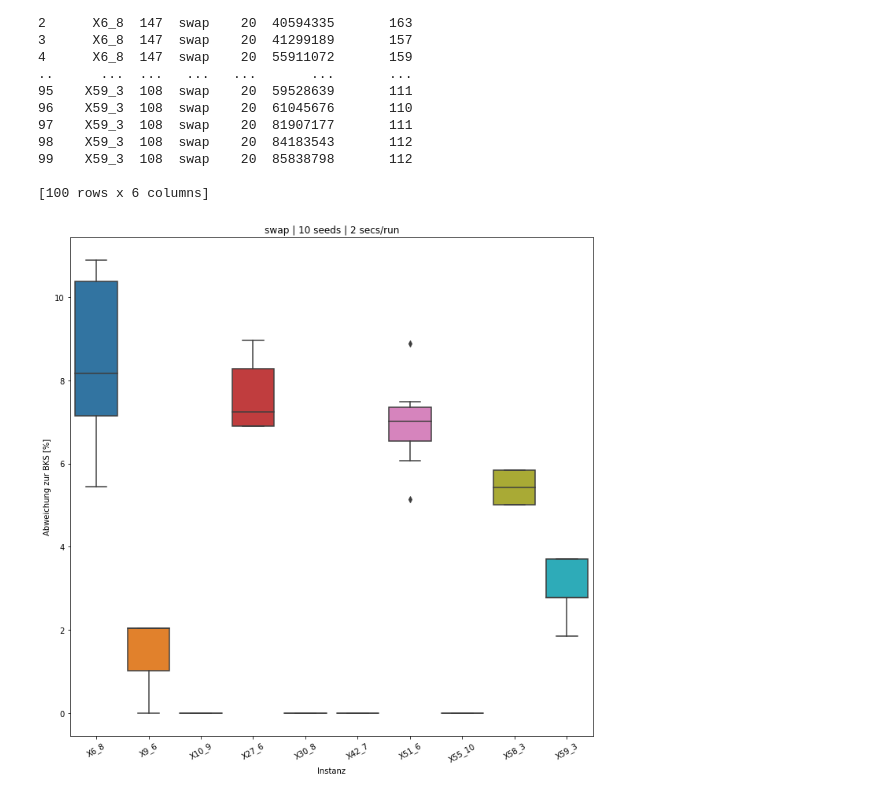
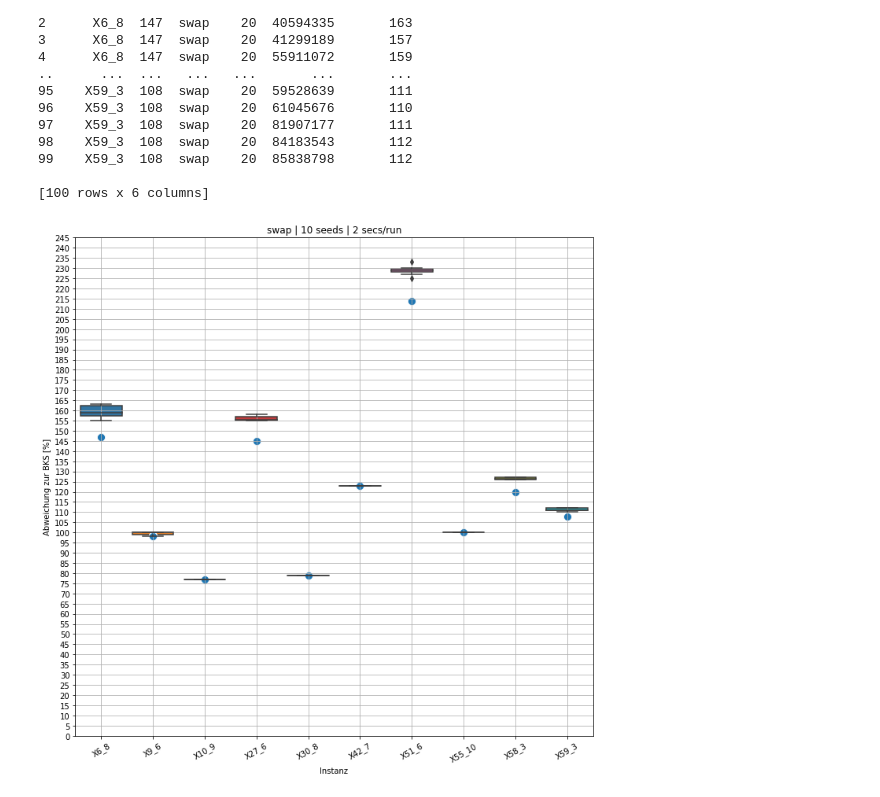
Before and after one commit to mbenahmed1/ScheduleMe, a Jupyter notebook: etc/phase2_plots.ipynb, the cells around one changed output. Saved outputs shown, nothing was run; the diff lists cells and outputs as text; code cells hidden in the pictures.

```diff
--- a/etc/phase2_plots.ipynb
+++ b/etc/phase2_plots.ipynb
@@ -20,15 +20,16 @@ print(data)
 # %%
 import seaborn as sns
 import matplotlib.pyplot as plt
 
 fig, ax = plt.subplots(figsize=(10,10))
 
-sns.boxplot(ax=ax, x=data.instance,  y=(data.makespan/data.bks - 1) * 100)
-# sns.scatterplot(ax=ax, x=data.instance,  y=data.bks, s=100)
-# sns.boxplot(ax=ax, x=data.instance,  y=data.makespan)
+# sns.boxplot(ax=ax, x=data.instance,  y=(data.makespan/data.bks - 1) * 100)
+sns.scatterplot(ax=ax, x=data.instance,  y=data.bks, s=100)
+sns.boxplot(ax=ax, x=data.instance,  y=data.makespan)
 
-ax.set(title="swap | 10 seeds | 2 secs/run", xlabel="Instanz", ylabel="Abweichung zur BKS [%]")
+ax.set(title="swap | 10 seeds | 2 secs/run", xlabel="Instanz", ylabel="Abweichung zur BKS [%]", yticks=[i for i in range(0, 250, 5)])
 ax.set_xticklabels(ax.get_xticklabels(), rotation=30)
+ax.grid()
 plt.tight_layout()
 # %% [output]
-[figure, old version]
+[figure, new version]
```
Also changed, not shown: 2 other files.
